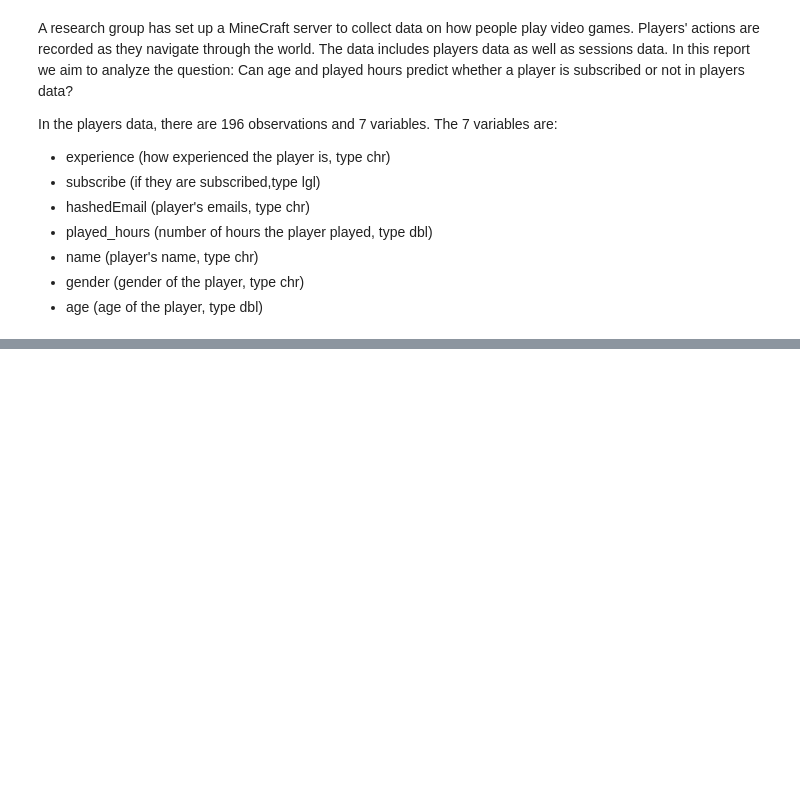
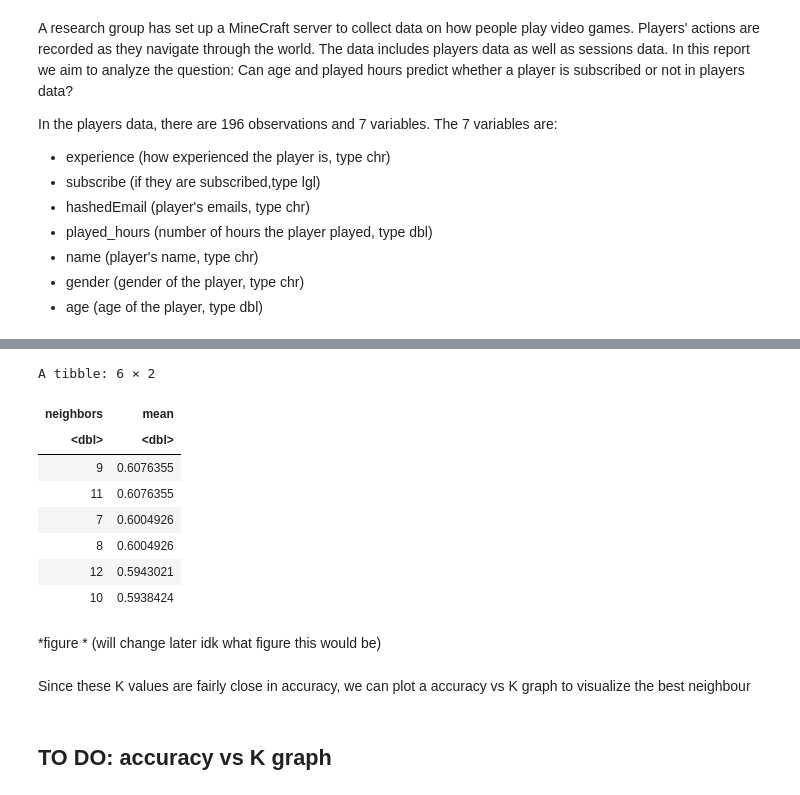
Before and after one commit to wenqin07/DSCI100-group33, a Jupyter notebook: Project_Final_Report.ipynb, the cells around one changed output, grey strips where cells are left out. Saved outputs shown, nothing was run; the diff lists cells and outputs as text; code cells hidden in the pictures; blank space fills up the shorter version.

```diff
--- a/Project_Final_Report.ipynb
+++ b/Project_Final_Report.ipynb
@@ -241,0 +184,53 @@ Prediction FALSE TRUE
+# %%
+#setting the seed
+set.seed(1)
+# Creating players recipe
+players_recipe <- recipe(subscribe ~ Age + played_hours, data = players_train) |>
+  step_scale(all_predictors()) |>
+  step_center(all_predictors())
+
+
+# Creating spec
+players_tune <- nearest_neighbor(weight_func = "rectangular",
+                             neighbors = tune()) |>
+  set_engine("kknn") |>
+  set_mode("classification")
+
+k_vals <- tibble(neighbors = seq(from = 1, to = 12, by = 1))
+
+# Creating 5 fold cross validation
+players_vfold <- vfold_cv(players_train, v = 5, strata = subscribe)
+
+# fit the knn model
+players_fit <- workflow() |>
+  add_recipe(players_recipe) |>
+  add_model(players_tune) |>
+  tune_grid(resamples = players_vfold, grid = k_vals)|>
+  collect_metrics()
+
+# Lists all accuracies of K values from 1 to 100
+accuracies <- players_fit |>
+  filter(.metric == "accuracy")
+
+# selects best K value and accuracy
+best_k_values <- accuracies |>
+        arrange(desc(mean)) |>
+        head(6) |>
+        select(neighbors, mean)
+best_k_values
+# %% [output]
+A tibble: 6 × 2
+| neighbors | mean |
+| <dbl> | <dbl> |
+| 9 | 0.6076355 |
+| 11 | 0.6076355 |
+| 7 | 0.6004926 |
+| 8 | 0.6004926 |
+| 12 | 0.5943021 |
+| 10 | 0.5938424 |
+# %% [markdown]
+*figure * (will change later idk what figure this would be)
+# %% [markdown]
+Since these K values are fairly close in accuracy, we can plot a accuracy vs K graph to visualize the best neighbour
+# %% [markdown]
+## TO DO: accuracy vs K graph
```
Also changed, not shown: parts of 35 cells of this notebook.
